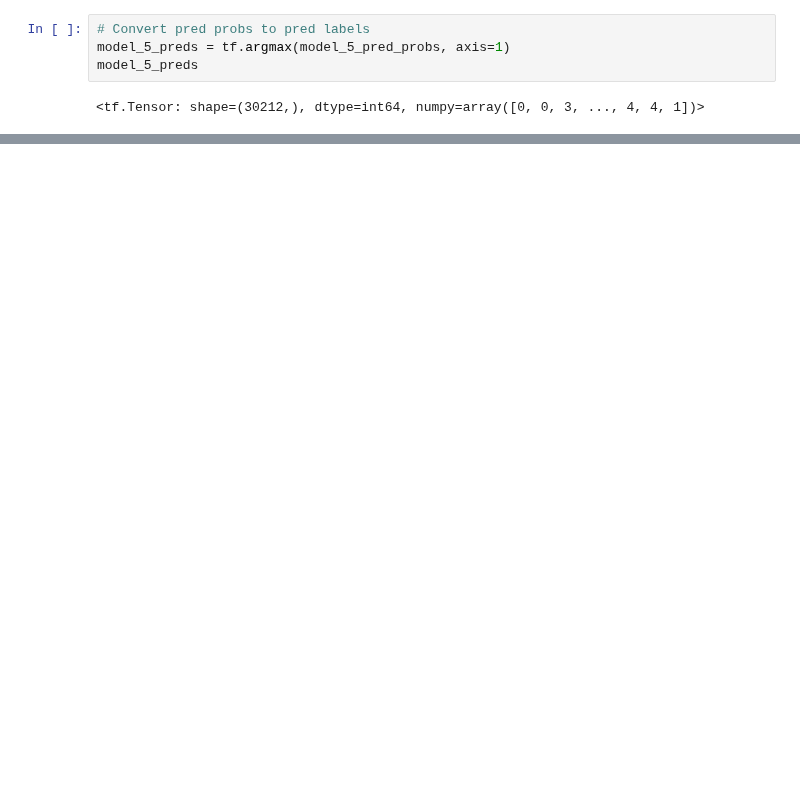
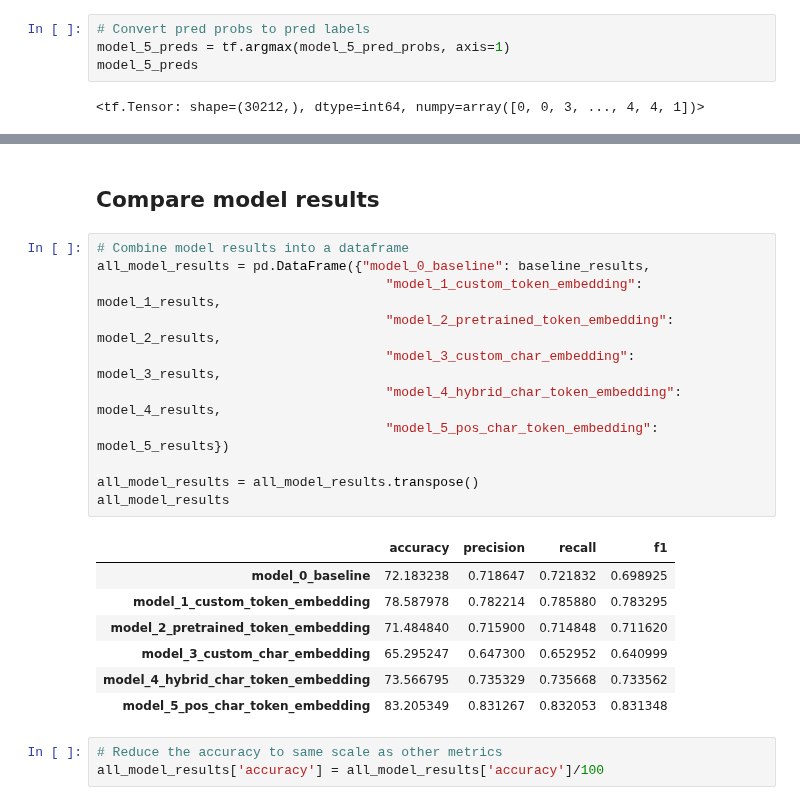
Before and after one commit to 21Ovi/SkimLit, a Jupyter notebook: SkimLit_NLP.ipynb, the cells around one changed output, grey strips where cells are left out. Saved outputs shown, nothing was run; the diff lists cells and outputs as text; blank space fills up the shorter version.

```diff
--- a/SkimLit_NLP.ipynb
+++ b/SkimLit_NLP.ipynb
@@ -1504,0 +1500,24 @@ model_5_results
+# %% [markdown]
+## Compare model results
+# %%
+# Combine model results into a dataframe
+all_model_results = pd.DataFrame({"model_0_baseline": baseline_results,
+                                     "model_1_custom_token_embedding": model_1_results,
+                                     "model_2_pretrained_token_embedding": model_2_results,
+                                     "model_3_custom_char_embedding": model_3_results,
+                                     "model_4_hybrid_char_token_embedding": model_4_results,
+                                     "model_5_pos_char_token_embedding": model_5_results})
+
+all_model_results = all_model_results.transpose()
+all_model_results
+# %% [output]
+|  | accuracy | precision | recall | f1 |
+| model_0_baseline | 72.183238 | 0.718647 | 0.721832 | 0.698925 |
+| model_1_custom_token_embedding | 78.587978 | 0.782214 | 0.785880 | 0.783295 |
+| model_2_pretrained_token_embedding | 71.484840 | 0.715900 | 0.714848 | 0.711620 |
+| model_3_custom_char_embedding | 65.295247 | 0.647300 | 0.652952 | 0.640999 |
+| model_4_hybrid_char_token_embedding | 73.566795 | 0.735329 | 0.735668 | 0.733562 |
+| model_5_pos_char_token_embedding | 83.205349 | 0.831267 | 0.832053 | 0.831348 |
+# %%
+# Reduce the accuracy to same scale as other metrics
+all_model_results['accuracy'] = all_model_results['accuracy']/100
```
Also changed, not shown: parts of 34 cells of this notebook.
